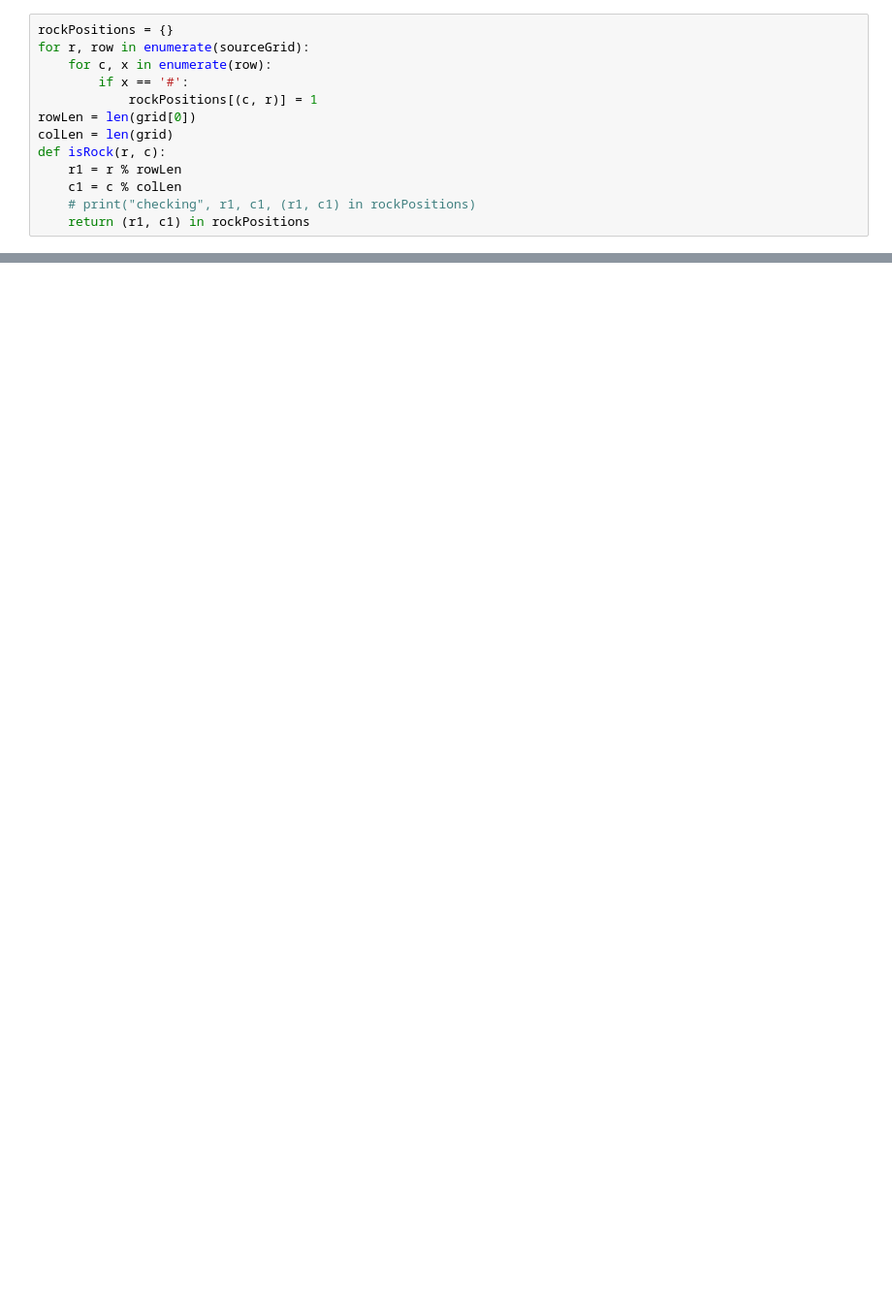
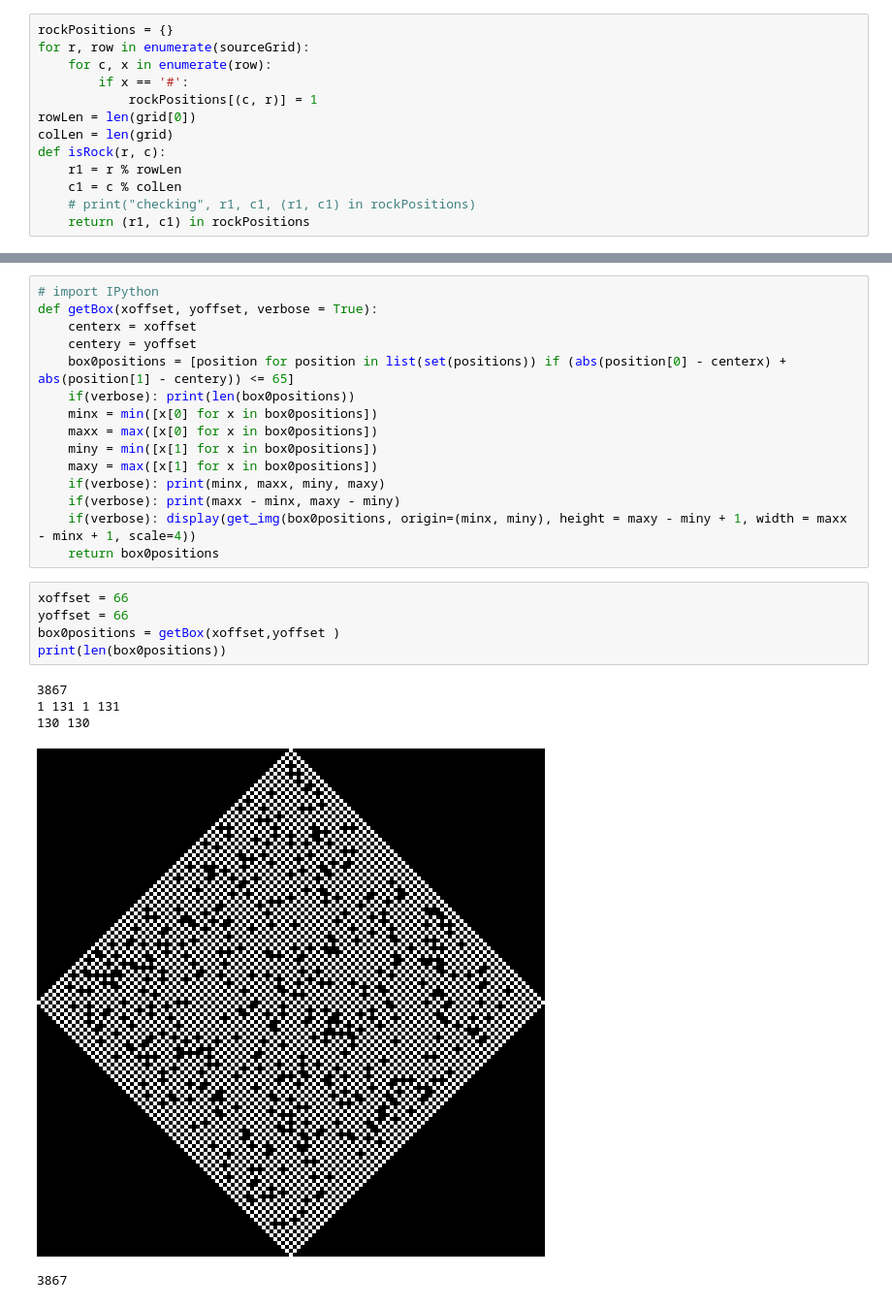
Before and after one commit to rhdeck/aoc-2023, a Jupyter notebook: 21/21.ipynb, the cells around one changed output, grey strips where cells are left out. Shown at 97% size. Drawn from its saved outputs; the diff is of its cells as text; blank space fills up the shorter version.

```diff
--- a/21/21.ipynb
+++ b/21/21.ipynb
@@ -214,0 +158,26 @@ sum of positions 508383
+# %%
+# import IPython
+def getBox(xoffset, yoffset, verbose = True):
+    centerx = xoffset
+    centery = yoffset
+    box0positions = [position for position in list(set(positions)) if (abs(position[0] - centerx) + abs(position[1] - centery)) <= 65]
+    if(verbose): print(len(box0positions))
+    minx = min([x[0] for x in box0positions])
+    maxx = max([x[0] for x in box0positions])
+    miny = min([x[1] for x in box0positions])
+    maxy = max([x[1] for x in box0positions])
+    if(verbose): print(minx, maxx, miny, maxy)
+    if(verbose): print(maxx - minx, maxy - miny)
+    if(verbose): display(get_img(box0positions, origin=(minx, miny), height = maxy - miny + 1, width = maxx - minx + 1, scale=4))
+    return box0positions
+# %%
+xoffset = 66
+yoffset = 66
+box0positions = getBox(xoffset,yoffset )
+print(len(box0positions))
+# %% [output]
+3867
+1 131 1 131
+130 130
+[figure, added]
+3867
```
Also changed, not shown: parts of 21 cells of this notebook, 1 other file.
